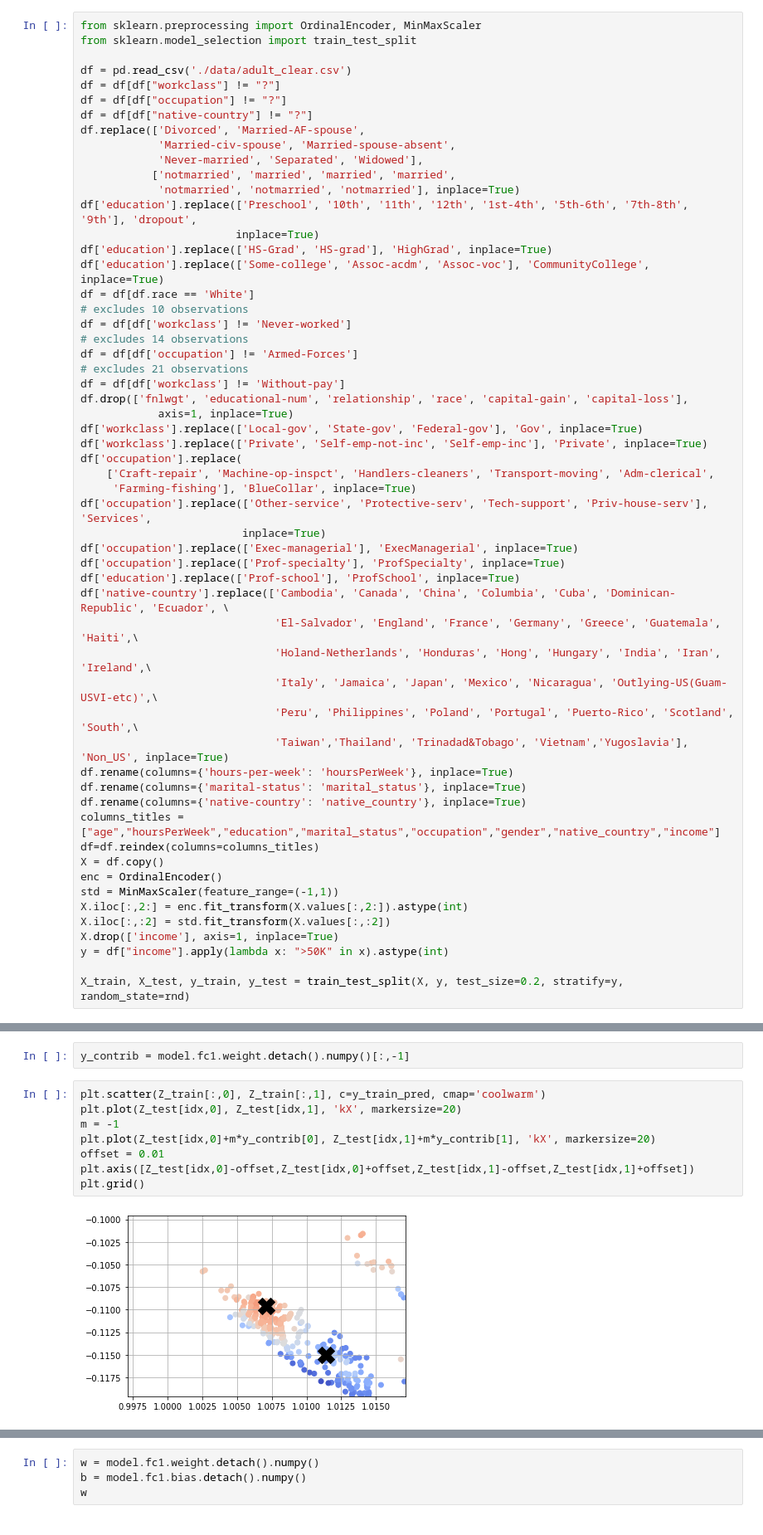
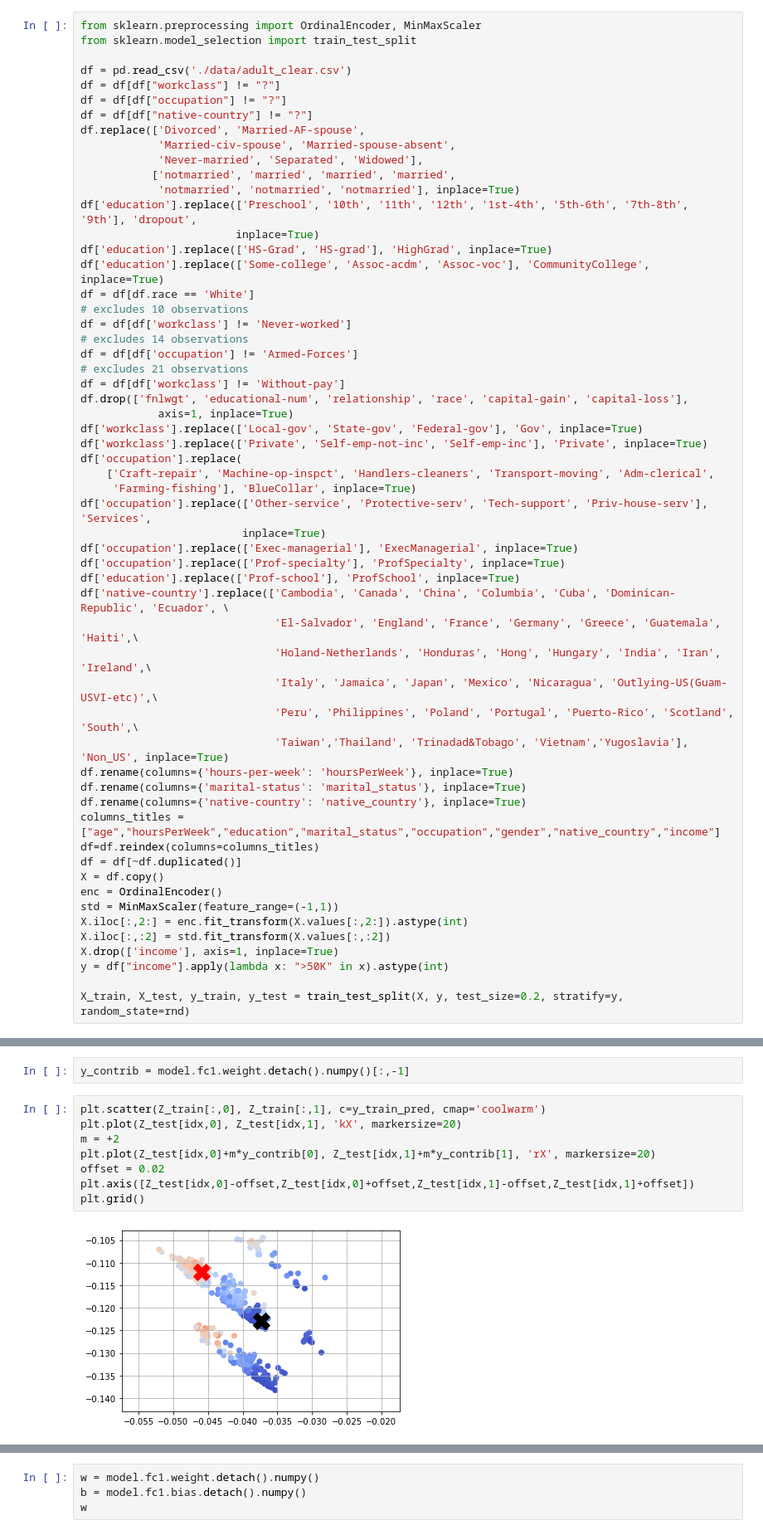
Before and after one commit to francescobodria/posthoc-similaryclass-counterfactuals, a Jupyter notebook: Adult.ipynb, the cells around one changed output, grey strips where cells are left out. Shown: that part at 83% size. Drawn from its saved outputs; the diff is of its cells as text.

```diff
--- a/Adult.ipynb
+++ b/Adult.ipynb
@@ -58,6 +58,7 @@ df.rename(columns={'marital-status': 'marital_status'}, inplace=True)
 df.rename(columns={'native-country': 'native_country'}, inplace=True)
 columns_titles = ["age","hoursPerWeek","education","marital_status","occupation","gender","native_country","income"]
 df=df.reindex(columns=columns_titles)
+df = df[~df.duplicated()]
 X = df.copy()
 enc = OrdinalEncoder()
 std = MinMaxScaler(feature_range=(-1,1))
@@ -263,13 +265,13 @@ y_contrib = model.fc1.weight.detach().numpy()[:,-1]
 # %%
 plt.scatter(Z_train[:,0], Z_train[:,1], c=y_train_pred, cmap='coolwarm')
 plt.plot(Z_test[idx,0], Z_test[idx,1], 'kX', markersize=20)
-m = -1
-plt.plot(Z_test[idx,0]+m*y_contrib[0], Z_test[idx,1]+m*y_contrib[1], 'kX', markersize=20)
-offset = 0.01
+m = +2
+plt.plot(Z_test[idx,0]+m*y_contrib[0], Z_test[idx,1]+m*y_contrib[1], 'rX', markersize=20)
+offset = 0.02
 plt.axis([Z_test[idx,0]-offset,Z_test[idx,0]+offset,Z_test[idx,1]-offset,Z_test[idx,1]+offset])
 plt.grid()
 # %% [output]
-[figure, old version]
+[figure, new version]
 # %%
 from scipy.spatial.distance import cdist
 neigh = np.argsort(cdist(Z_train,Z_test[idx:idx+1]).ravel())[:10]
```
Also changed, not shown: parts of 32 cells of this notebook, 3 other files.
